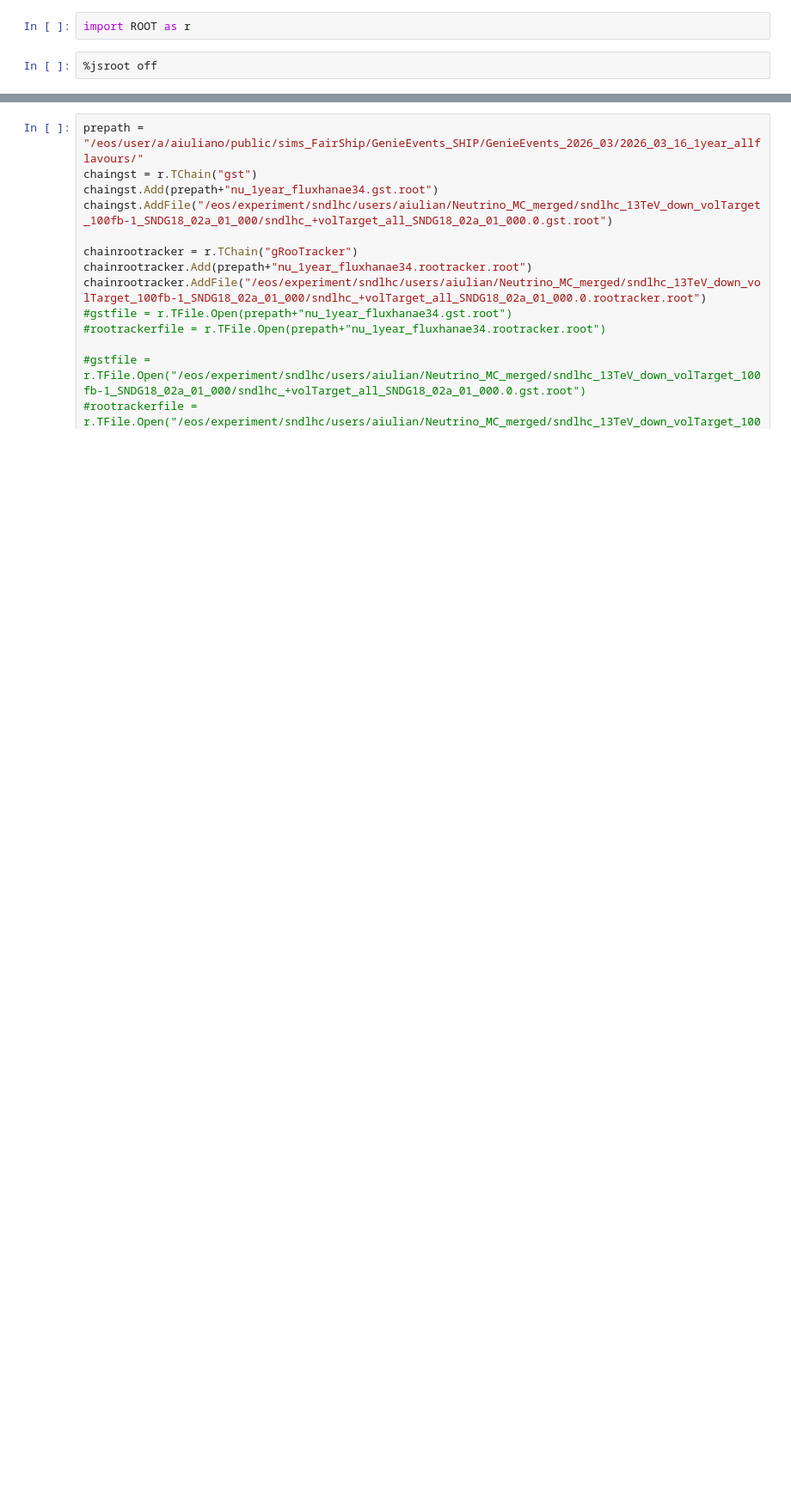
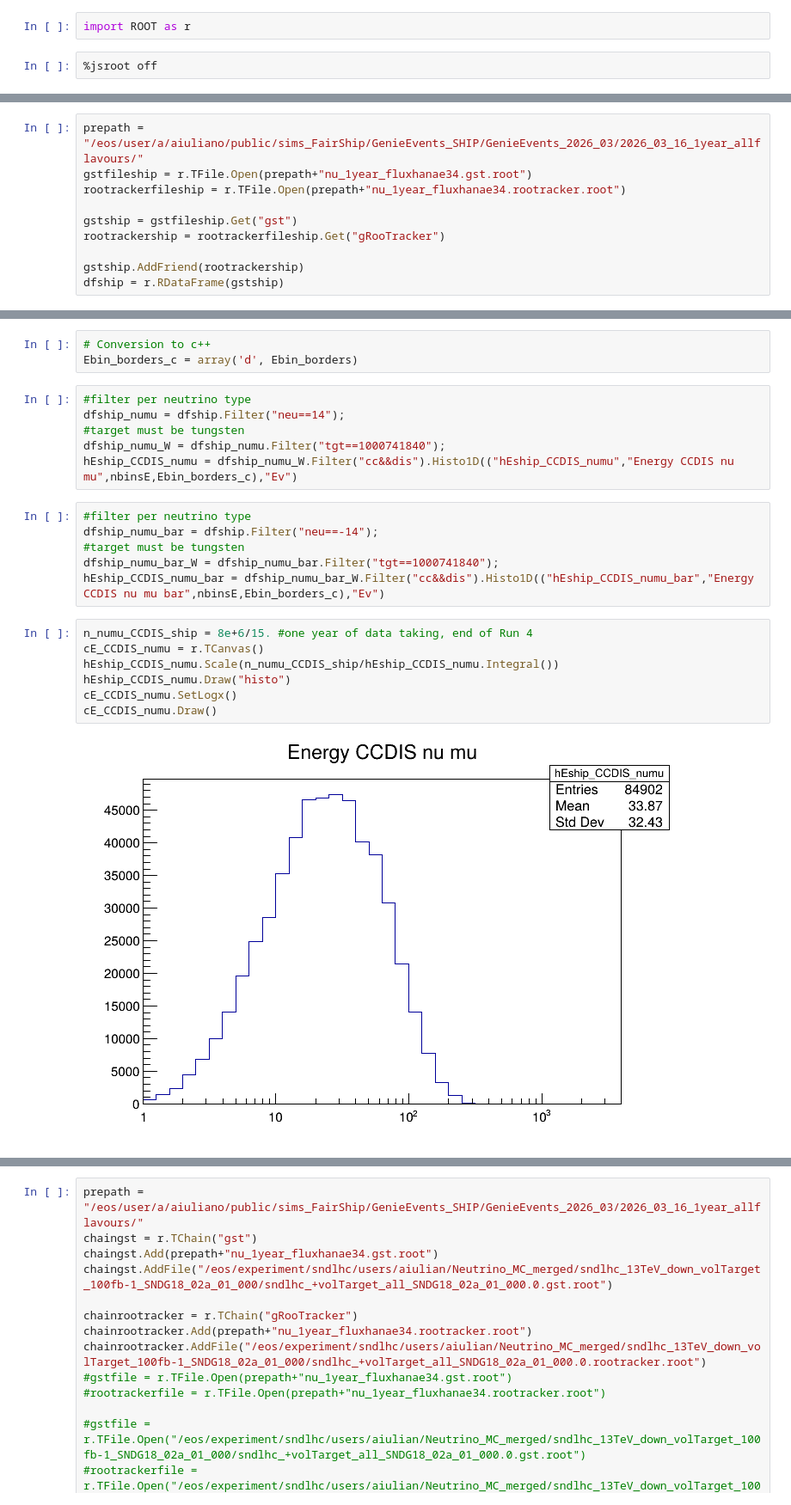
Before and after one commit to antonioiuliano2/macros-ship, a Jupyter notebook: nu_ship_simulations/SumCCCrossSections.ipynb, the cells around one changed output, grey strips where cells are left out. Shown at 86% size. Drawn from its saved outputs; the diff is of its cells as text; blank space fills up the shorter version.

```diff
--- a/nu_ship_simulations/SumCCCrossSections.ipynb
+++ b/nu_ship_simulations/SumCCCrossSections.ipynb
@@ -4,0 +17,10 @@ import ROOT as r
+# %%
+prepath = "/eos/user/a/aiuliano/public/sims_FairShip/GenieEvents_SHIP/GenieEvents_2026_03/2026_03_16_1year_allflavours/"
+gstfileship = r.TFile.Open(prepath+"nu_1year_fluxhanae34.gst.root")
+rootrackerfileship = r.TFile.Open(prepath+"nu_1year_fluxhanae34.rootracker.root")
+
+gstship = gstfileship.Get("gst")
+rootrackership = rootrackerfileship.Get("gRooTracker")
+
+gstship.AddFriend(rootrackership)
+dfship = r.RDataFrame(gstship)
@@ -4,0 +42,24 @@ import ROOT as r
+# %%
+# Conversion to c++
+Ebin_borders_c = array('d', Ebin_borders)
+# %%
+#filter per neutrino type
+dfship_numu = dfship.Filter("neu==14");
+#target must be tungsten
+dfship_numu_W = dfship_numu.Filter("tgt==1000741840");
+hEship_CCDIS_numu = dfship_numu_W.Filter("cc&&dis").Histo1D(("hEship_CCDIS_numu","Energy CCDIS nu mu",nbinsE,Ebin_borders_c),"Ev")
+# %%
+#filter per neutrino type
+dfship_numu_bar = dfship.Filter("neu==-14");
+#target must be tungsten
+dfship_numu_bar_W = dfship_numu_bar.Filter("tgt==1000741840");
+hEship_CCDIS_numu_bar = dfship_numu_bar_W.Filter("cc&&dis").Histo1D(("hEship_CCDIS_numu_bar","Energy CCDIS nu mu bar",nbinsE,Ebin_borders_c),"Ev")
+# %%
+n_numu_CCDIS_ship = 8e+6/15. #one year of data taking, end of Run 4
+cE_CCDIS_numu = r.TCanvas()
+hEship_CCDIS_numu.Scale(n_numu_CCDIS_ship/hEship_CCDIS_numu.Integral())
+hEship_CCDIS_numu.Draw("histo")
+cE_CCDIS_numu.SetLogx()
+cE_CCDIS_numu.Draw()
+# %% [output]
+[figure, added]
```
Also changed, not shown: parts of 33 cells of this notebook.
